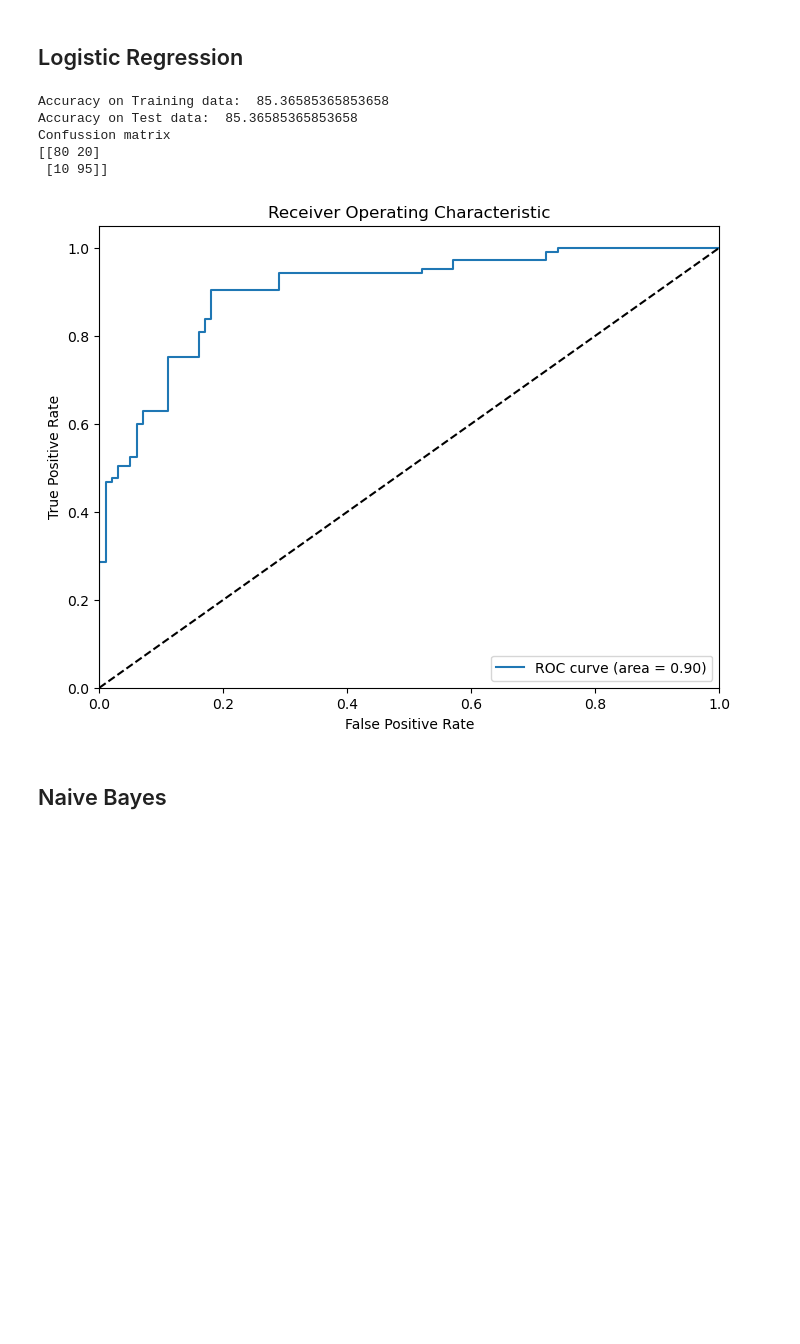
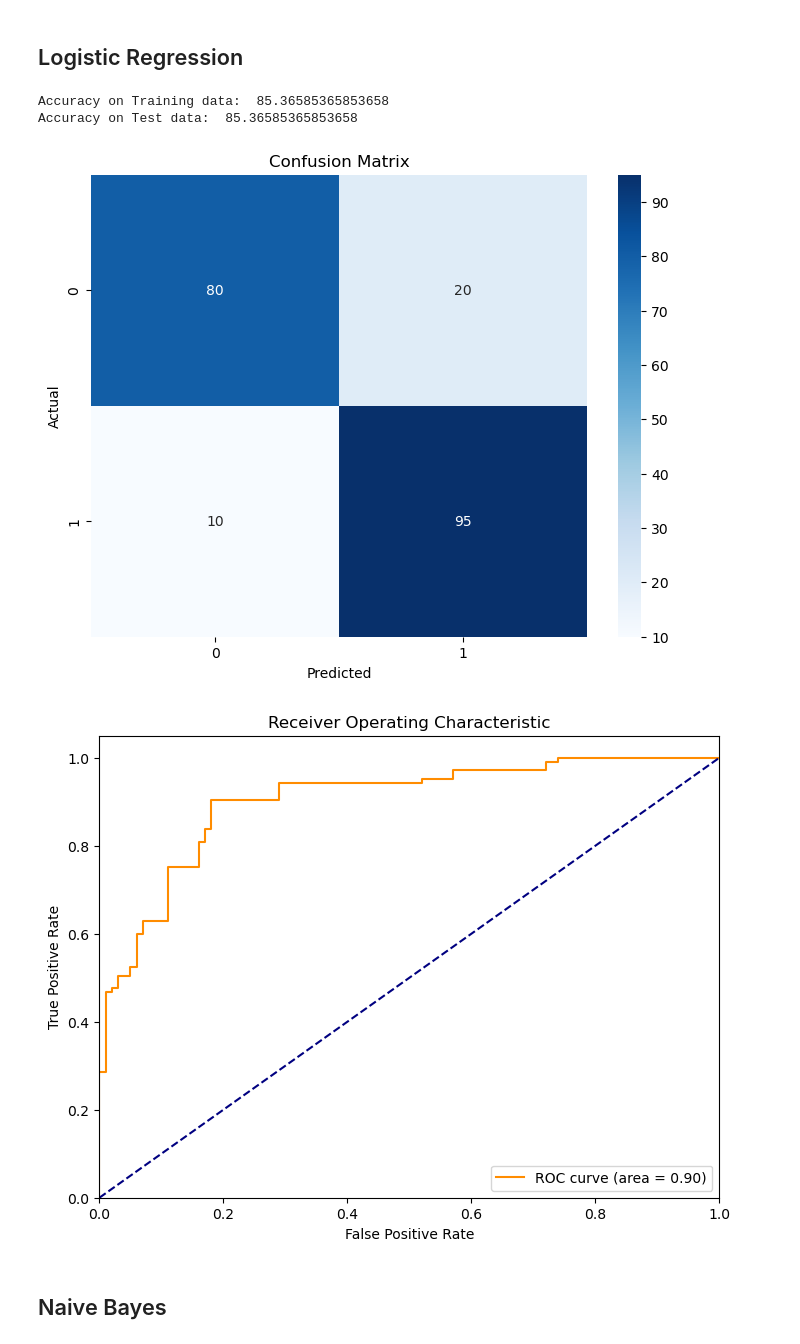
Before and after one commit to JiFeiYe/Python, a Jupyter notebook: Data_mining/job/heart-disease-prediction-100-accuracy.ipynb, the cells around one changed output. Cells and saved outputs as stored; diff of their text form; code cells hidden in the pictures; blank space fills up the shorter version.

```diff
--- a/Data_mining/job/heart-disease-prediction-100-accuracy.ipynb
+++ b/Data_mining/job/heart-disease-prediction-100-accuracy.ipynb
@@ -147,6 +148,15 @@ Y.shape, y_train.shape, y_test.shape
 ((1025,), (820,), (205,))
 # %% [markdown]
 # Model Training
+# %%
+def confusion_matrix_plot(y_test, y_pred):
+    cm = confusion_matrix(y_test, y_pred)
+    plt.figure(figsize=(8, 6))
+    sns.heatmap(cm, annot=True, cmap="Blues", fmt="g")
+    plt.title("Confusion Matrix")
+    plt.xlabel("Predicted")
+    plt.ylabel("Actual")
+    plt.show()
 # %%
 def roc(clf):
     # roc curve for Random Forest
@@ -161,8 +171,8 @@ def roc(clf):
 
     # Plotting the ROC curve
     plt.figure(figsize=(8, 6))
-    plt.plot(fpr, tpr, label="ROC curve (area = %0.2f)" % roc_auc)
-    plt.plot([0, 1], [0, 1], "k--")
+    plt.plot(fpr, tpr, color='darkorange', label="ROC curve (area = %0.2f)" % roc_auc)
+    plt.plot([0, 1], [0, 1], color='navy', linestyle="--")
     plt.xlim([0.0, 1.0])
     plt.ylim([0.0, 1.05])
     plt.xlabel("False Positive Rate")
@@ -177,33 +187,29 @@ def roc(clf):
 # %%
 m1 = "Logistic Regression"
 
 lr_model = LogisticRegression(solver="liblinear", random_state=50)
 # training the model with training data
 lr_model.fit(X_train, y_train)
 
 # Accuracy on training data
 X_train_prediction = lr_model.predict(X_train)
 training_data_accuracy = accuracy_score(X_train_prediction, y_train)
 print(f"Accuracy on Training data: ", training_data_accuracy * 100)
 # Accuracy on test data
 X_test_prediction = lr_model.predict(X_test)
 test_data_accuracy_lr = accuracy_score(X_test_prediction, y_test)
 print(f"Accuracy on Test data: ", test_data_accuracy_lr * 100)
 
 # Confussion matrix
-LR_conf_matrix = confusion_matrix(y_test, X_test_prediction)
-print("Confussion matrix")
-print(LR_conf_matrix)
+confusion_matrix_plot(y_test, X_test_prediction)
 
 # roc curve for logistic regression
 roc_auc_lr = roc(lr_model)
 # %% [output]
 Accuracy on Training data:  85.36585365853658
 Accuracy on Test data:  85.36585365853658
-Confussion matrix
-[[80 20]
- [10 95]]
-[figure, old version]
+[figure, new version]
+[figure, added]
 # %% [markdown]
 ## Naive Bayes
 # %%
```
Also changed, not shown: parts of 7 cells of this notebook.
